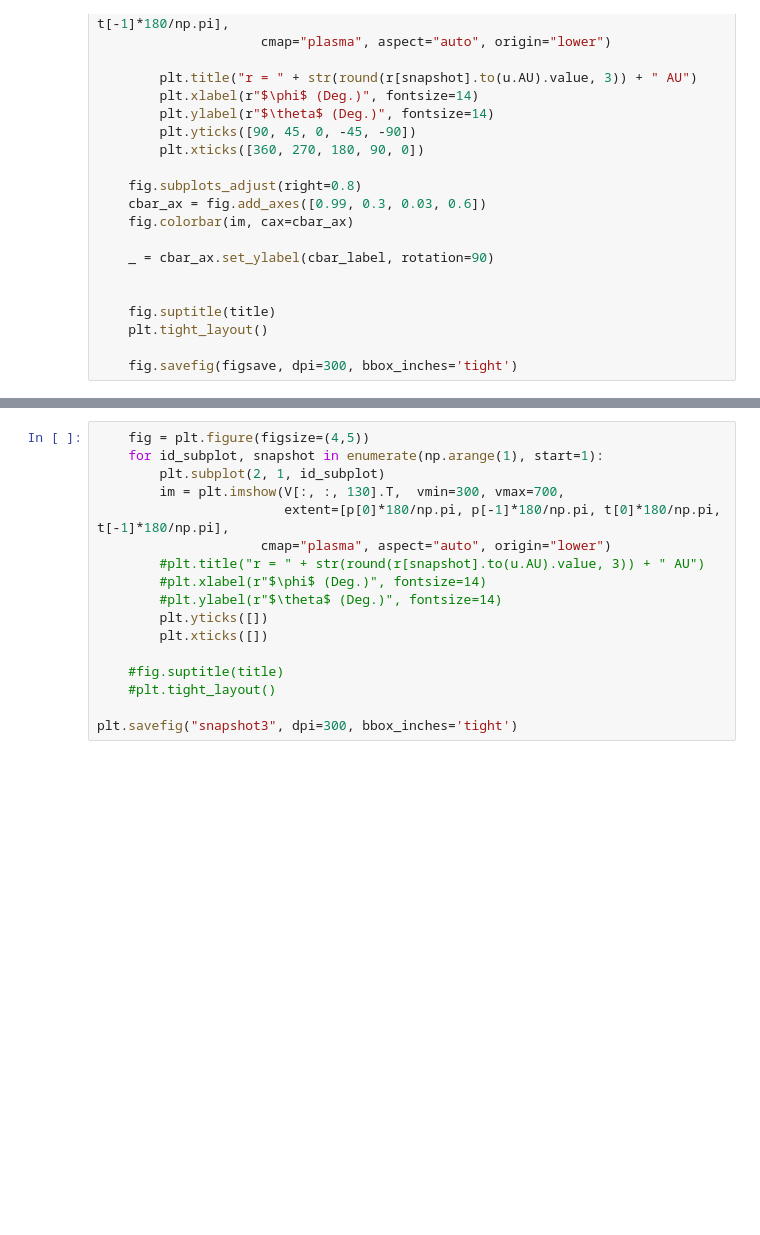
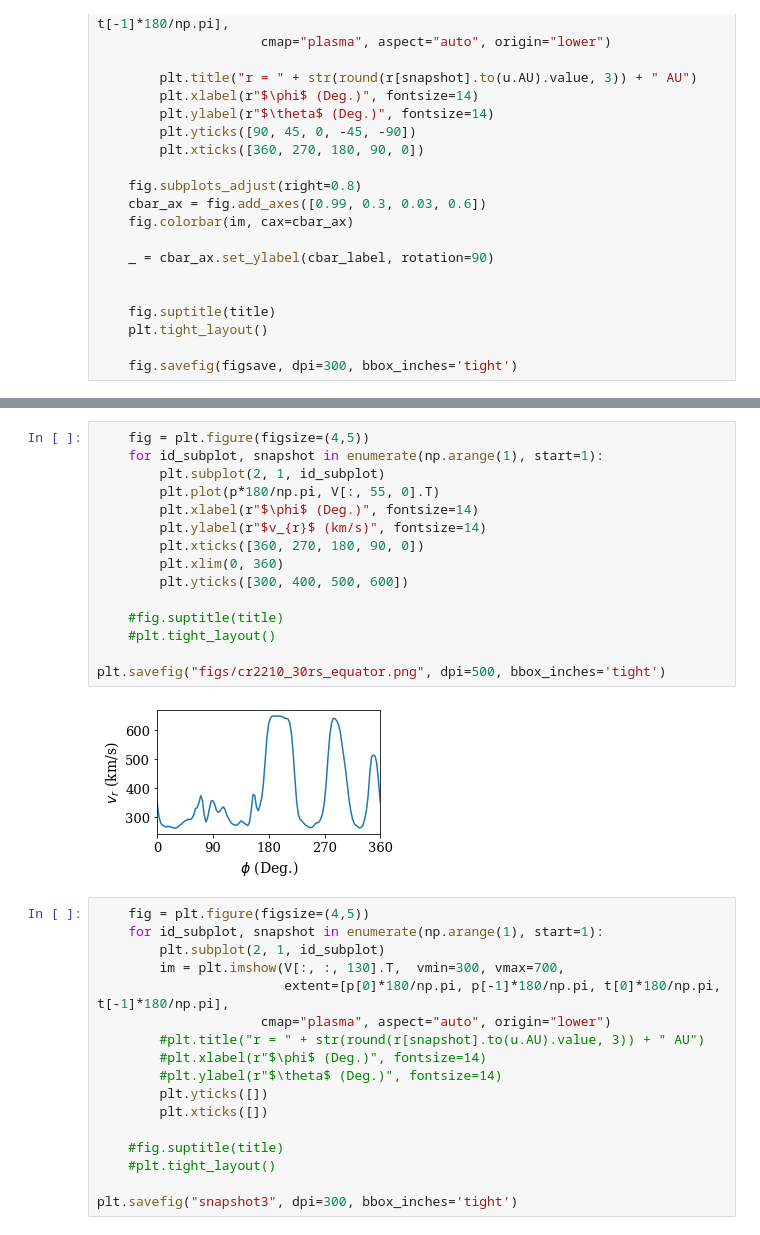
Before and after one commit to opaliss/Space-Weather-ROM, a Jupyter notebook: MHD/SW-ROM-Shifted-MHD-2D-LowRes.ipynb, the cells around one changed output, grey strips where cells are left out. Drawn from its saved outputs; the diff is of its cells as text; blank space fills up the shorter version.

```diff
--- a/MHD/SW-ROM-Shifted-MHD-2D-LowRes.ipynb
+++ b/MHD/SW-ROM-Shifted-MHD-2D-LowRes.ipynb
@@ -178,3 +185,20 @@ plt.savefig("snapshot1", dpi=300, bbox_inches='tight')
+# %%
+    fig = plt.figure(figsize=(4,5))
+    for id_subplot, snapshot in enumerate(np.arange(1), start=1):
+        plt.subplot(2, 1, id_subplot)
+        plt.plot(p*180/np.pi, V[:, 55, 0].T)
+        plt.xlabel(r"$\phi$ (Deg.)", fontsize=14)
+        plt.ylabel(r"$v_{r}$ (km/s)", fontsize=14)
+        plt.xticks([360, 270, 180, 90, 0])
+        plt.xlim(0, 360)
+        plt.yticks([300, 400, 500, 600])
+
+    #fig.suptitle(title)
+    #plt.tight_layout()
+
+plt.savefig("figs/cr2210_30rs_equator.png", dpi=500, bbox_inches='tight')
+# %% [output]
+[figure, added]
 # %%
     fig = plt.figure(figsize=(4,5))
     for id_subplot, snapshot in enumerate(np.arange(1), start=1):
```
Also changed, not shown: parts of 7 cells of this notebook, 9 other files.
